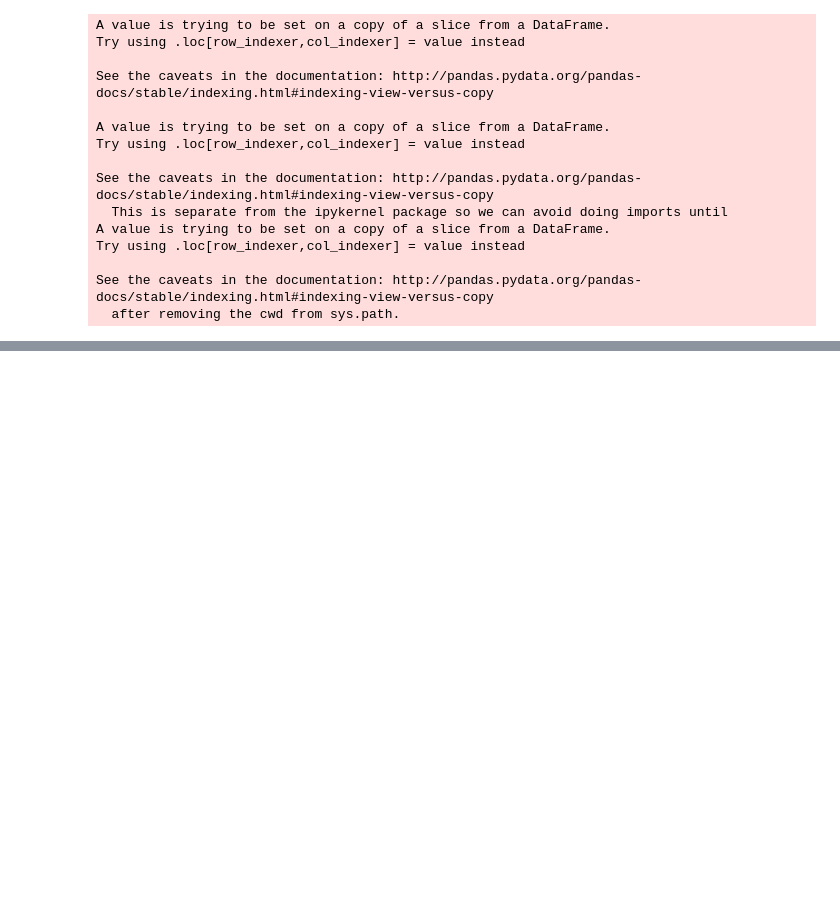
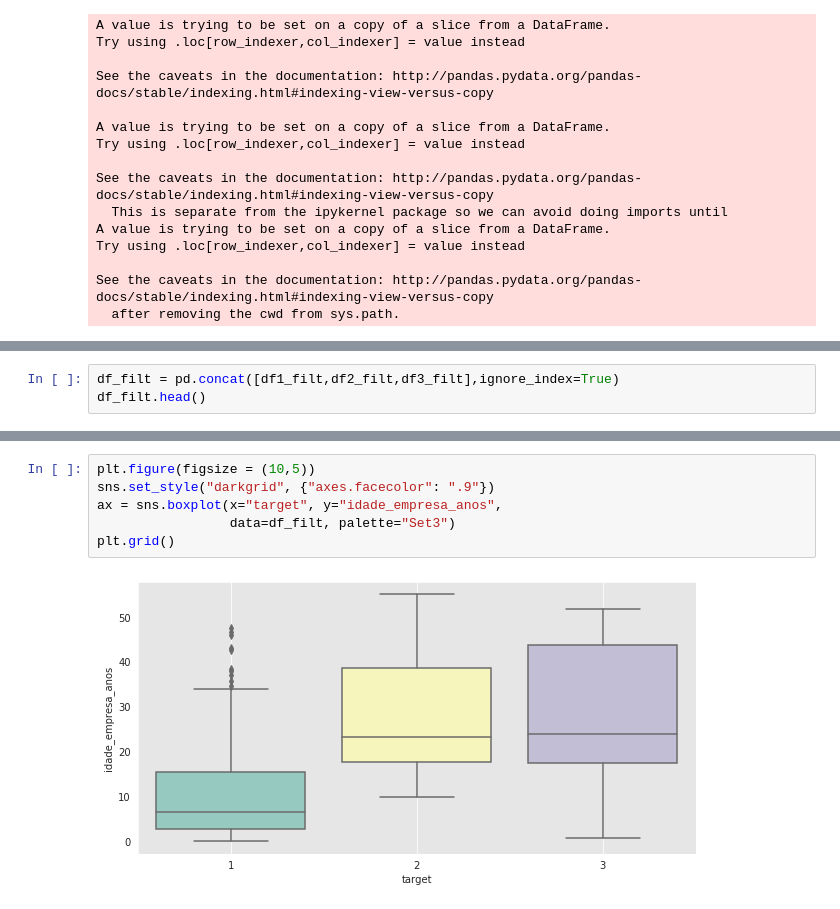
Before and after one commit to codenation-dev/squad-2-ad-data-science-banco-inter-1, a Jupyter notebook: notebooks/analise_db.ipynb, the cells around one changed output, grey strips where cells are left out. Saved outputs shown, nothing was run; the diff lists cells and outputs as text; blank space fills up the shorter version.

```diff
--- a/notebooks/analise_db.ipynb
+++ b/notebooks/analise_db.ipynb
@@ -183,0 +175,3 @@ pd.merge()
+# %%
+df_filt = pd.concat([df1_filt,df2_filt,df3_filt],ignore_index=True)
+df_filt.head()
@@ -183,0 +185,8 @@ pd.merge()
+# %%
+plt.figure(figsize = (10,5))
+sns.set_style("darkgrid", {"axes.facecolor": ".9"})
+ax = sns.boxplot(x="target", y="idade_empresa_anos",
+                 data=df_filt, palette="Set3")
+plt.grid()
+# %% [output]
+[figure, added]
```
Also changed, not shown: parts of 22 cells of this notebook.
